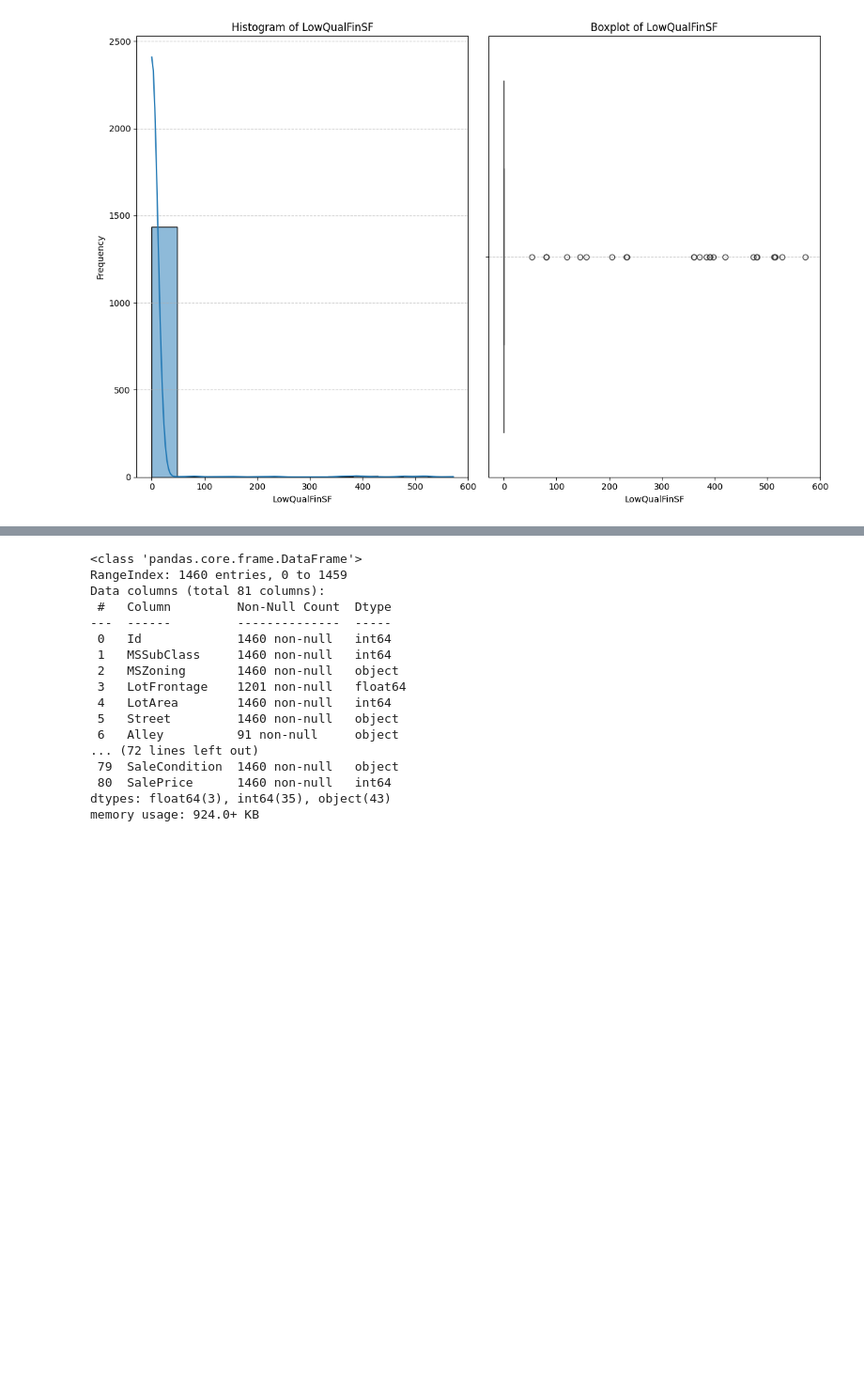
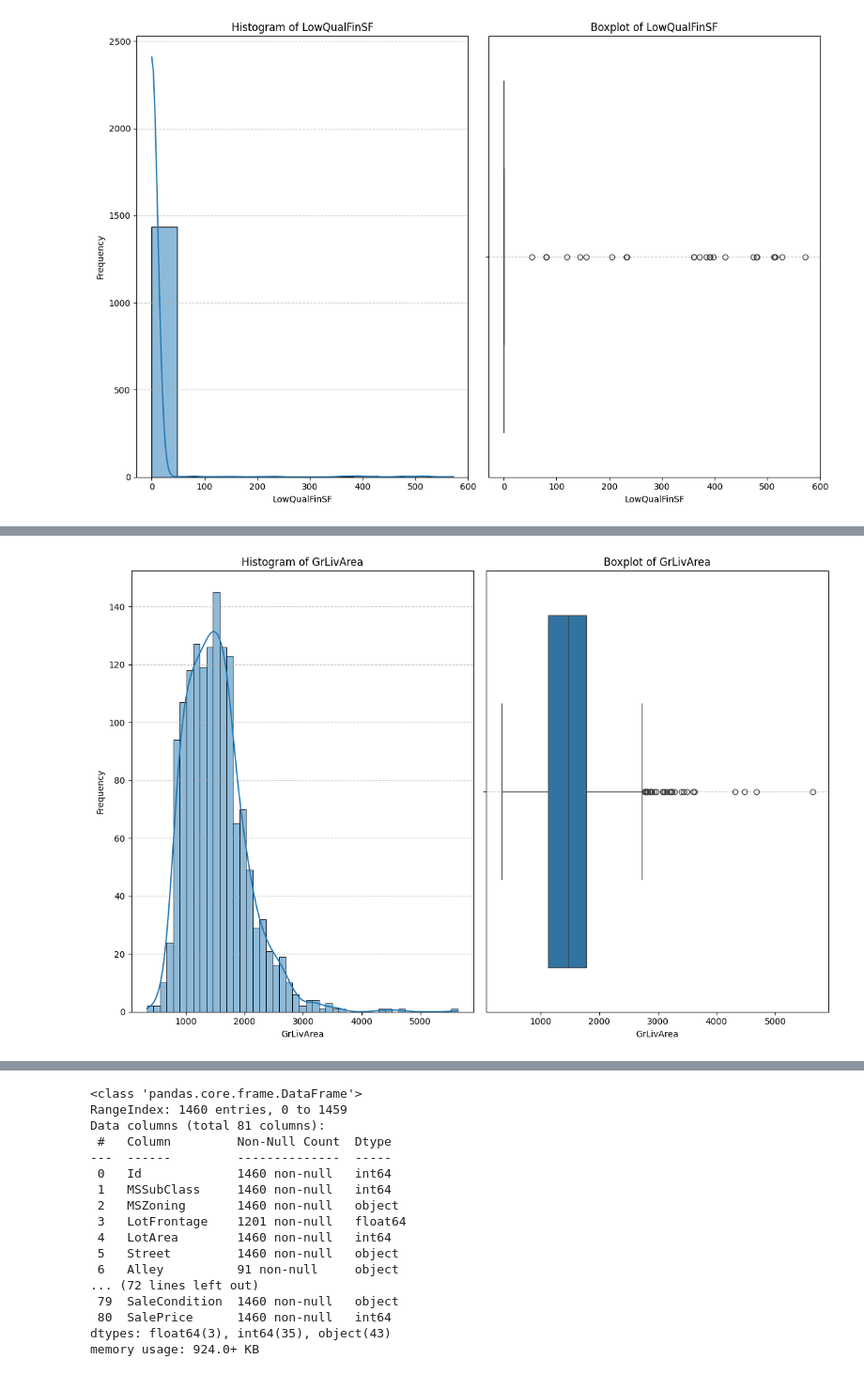
Before and after one commit to ktxdev/house-prices, a Jupyter notebook: analysis/EDA.ipynb, the cells around one changed output, grey strips where cells are left out. Shown at 94% size. Saved outputs shown, nothing was run; the diff lists cells and outputs as text; code cells hidden in the pictures; blank space fills up the shorter version.

Commit message:
Perform univariate analysis on some numerical features

```diff
--- a/analysis/EDA.ipynb
+++ b/analysis/EDA.ipynb
@@ -378,0 +389,4 @@ univariate_analyzer.analyze(df, 'LowQualFinSF')
+# %%
+univariate_analyzer.analyze(df, 'GrLivArea')
+# %% [output]
+[figure, added]
```
Also changed, not shown: parts of 7 cells of this notebook.
